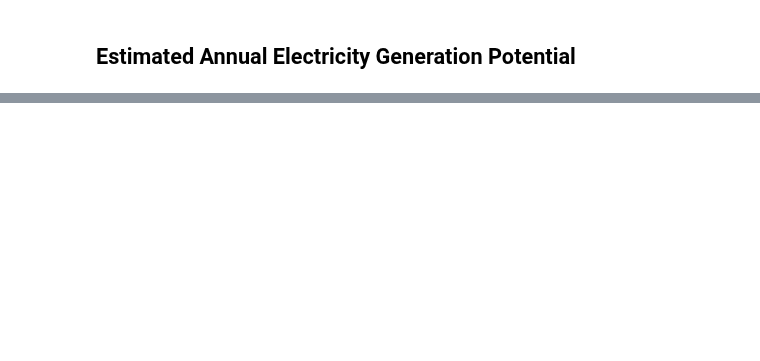
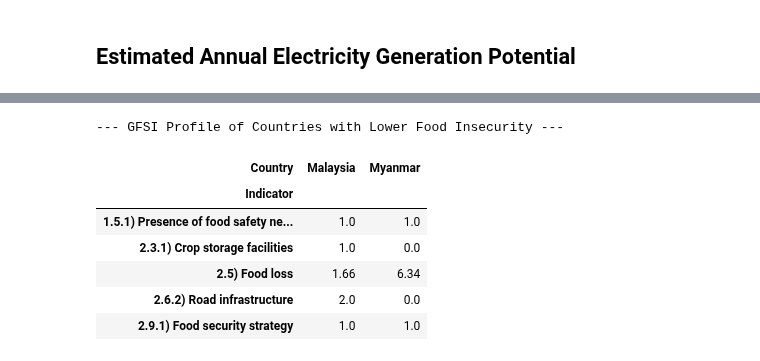
Before and after one commit to Azvier/asean-food-waste-sustainability, a Jupyter notebook: notebooks/data_analysis.ipynb, the cells around one changed output, grey strips where cells are left out. Cells and saved outputs as stored; diff of their text form; code cells hidden in the pictures; blank space fills up the shorter version.

```diff
--- a/notebooks/data_analysis.ipynb
+++ b/notebooks/data_analysis.ipynb
@@ -810,0 +860,35 @@ bioenergy_fmt
+# %%
+# Load GFSI Data for Profiling
+asean_gfsi_countries = ['Cambodia', 'Indonesia', 'Malaysia', 'Myanmar', 'Philippines', 'Singapore', 'Thailand']
+gfsi_asean = gfsi_data[gfsi_data['Country'].isin(asean_gfsi_countries)]
+gfsi_asean.loc[:, 'Value'] = gfsi_asean['Value'].astype(float)
+
+# Display key GFSI indicators for top-performing countries
+top_performers = scorecard_df.head(4)['Country'].tolist()
+key_gfsi_indicators = [
+    '1.5.1) Presence of food safety net programmes',
+    '2.3.1) Crop storage facilities',
+    '2.6.2) Road infrastructure',
+    '2.9.1) Food security strategy',
+    '2.5) Food loss'
+]
+
+profiling_df = gfsi_asean[
+    (gfsi_asean['Country'].isin(top_performers)) &
+    (gfsi_asean['Indicator'].isin(key_gfsi_indicators))
+]
+
+# Pivot table for comparison
+profiling_pivot = profiling_df.pivot_table(index='Indicator', columns='Country', values='Value')
+
+print("\n--- GFSI Profile of Countries with Lower Food Insecurity ---")
+profiling_pivot
+# %% [output]
+--- GFSI Profile of Countries with Lower Food Insecurity ---
+| Country | Malaysia | Myanmar |
+| Indicator |  |  |
+| 1.5.1) Presence of food safety ne... | 1.0 | 1.0 |
+| 2.3.1) Crop storage facilities | 1.0 | 0.0 |
+| 2.5) Food loss | 1.66 | 6.34 |
+| 2.6.2) Road infrastructure | 2.0 | 0.0 |
+| 2.9.1) Food security strategy | 1.0 | 1.0 |
```
Also changed, not shown: parts of 2 cells of this notebook.
